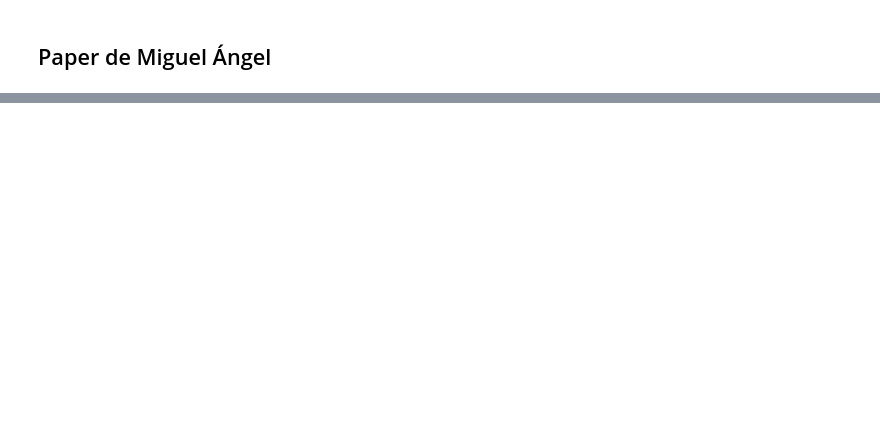
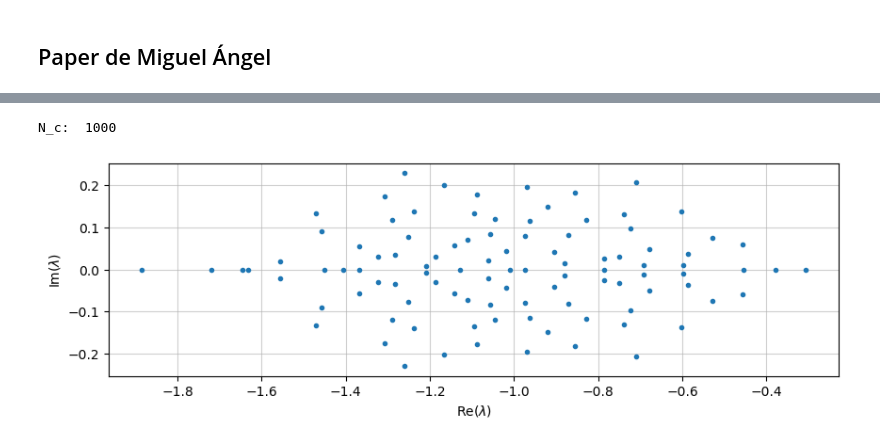
Before and after one commit to OlmoGH/Simulaciones, a Jupyter notebook: Random Walk/macroecological.ipynb, the cells around one changed output, grey strips where cells are left out. Cells and saved outputs as stored; diff of their text form; code cells hidden in the pictures; blank space fills up the shorter version.

```diff
--- a/Random Walk/macroecological.ipynb
+++ b/Random Walk/macroecological.ipynb
@@ -246,10 +331,37 @@ K_max:  6.26808036877996
 # %%
-N = 10
-A = np.random.standard_normal((N, N))
-K = np.random.lognormal(size=(N, N))
+N = 100
+
+# Generamos la matriz de conexiones según la conectividad C
+
+C = 0.1
+sigma_n = 0.1
+sigma_ln = 0.1
+N_c = int(N * N * C)
+print("N_c: ", N_c)
+A = np.zeros((N, N))
+
+flat_indices = np.arange(N*N)
+selected_indices = np.random.choice(flat_indices, N_c, False)
+rows, columns = np.unravel_index(selected_indices, (N, N))
+A[rows, columns] = np.random.normal(scale=sigma_n, size=N_c)
+
+K = np.random.lognormal(sigma=sigma_ln, size=N)
 np.fill_diagonal(A, -1/K)
+
+# Calculamos el Jacobiano
 diagonal = A @ K
 J = A * K[:, None]
 np.fill_diagonal(J, diagonal)
+
+# Calculamos los autovalores
 eigenvalues = np.linalg.eigvals(J)
-plt.plot(eigenvalues.real, eigenvalues.imag)
+plt.plot(eigenvalues.real, eigenvalues.imag, marker='.', linestyle='')
+plt.grid(True, alpha=0.6)
+plt.xlabel(r"Re($\lambda$)")
+plt.ylabel(r"Im($\lambda$)")
+plt.gca().set_aspect('equal')
+plt.gcf().set_figwidth(10)
+plt.show()
+# %% [output]
+N_c:  1000
+[figure, added]
```
Also changed, not shown: parts of 9 cells of this notebook.
